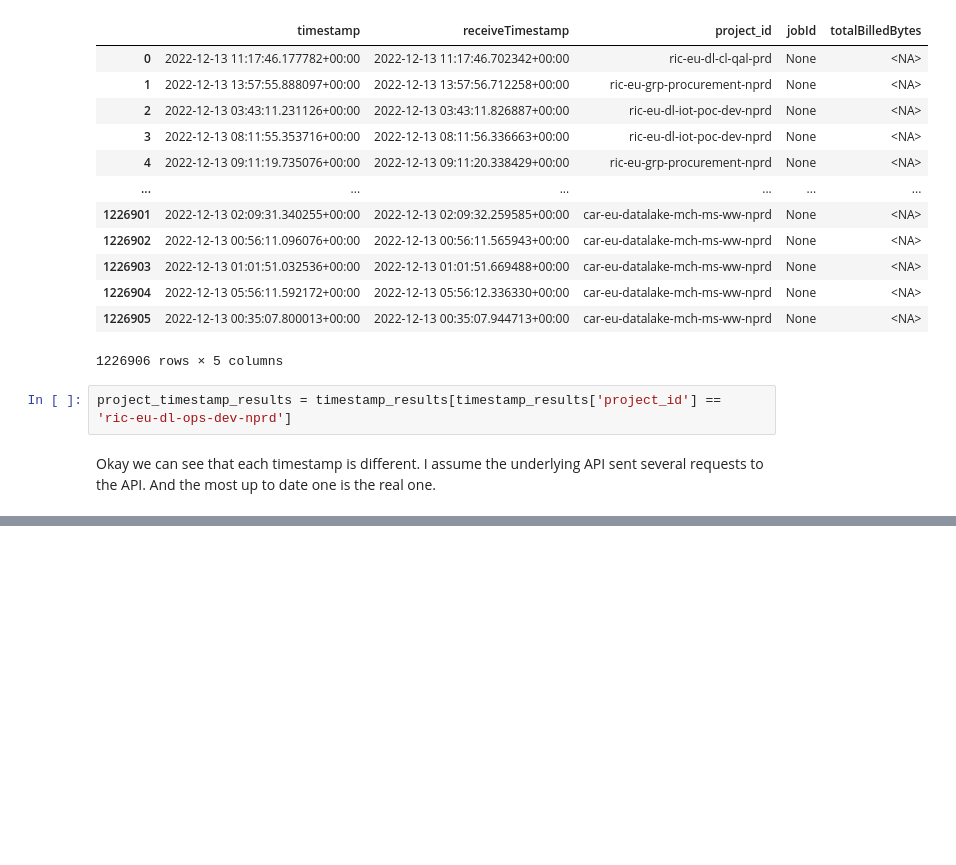
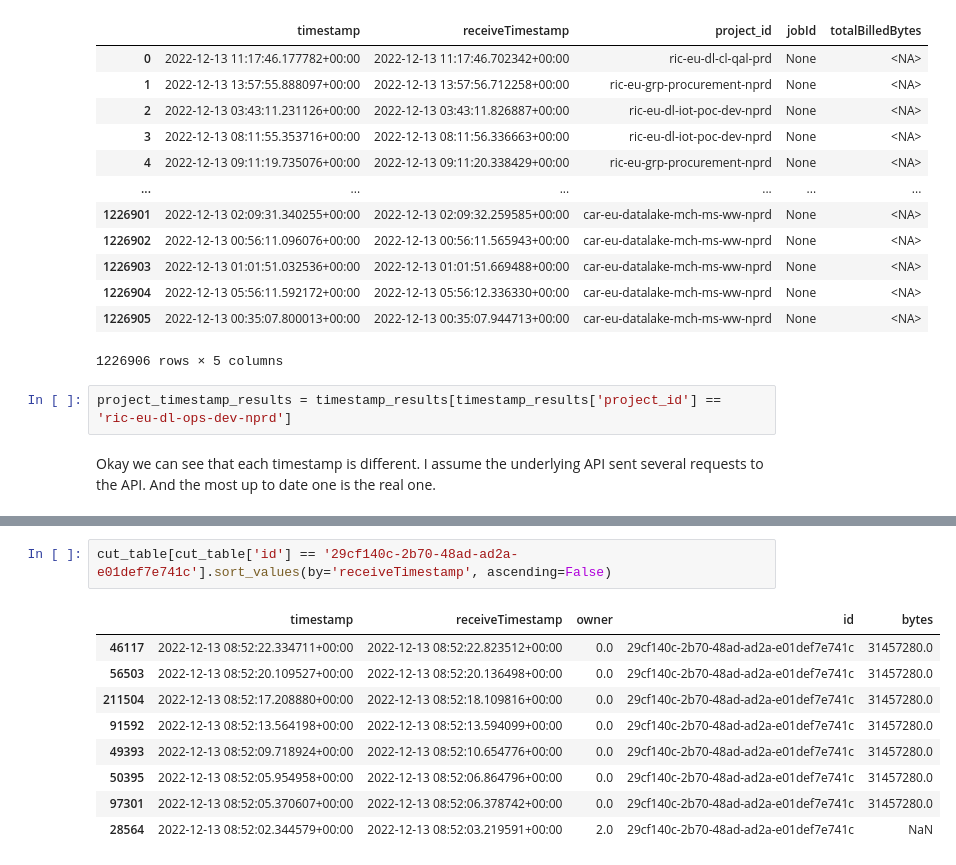
Before and after one commit to alexgirardet/Analyzing_Rightmove, a Jupyter notebook: BigQuery_bquxjob_2f0a5ad2_185391a10d1.ipynb, the cells around one changed output, grey strips where cells are left out. Drawn from its saved outputs; the diff is of its cells as text; blank space fills up the shorter version.

```diff
--- a/BigQuery_bquxjob_2f0a5ad2_185391a10d1.ipynb
+++ b/BigQuery_bquxjob_2f0a5ad2_185391a10d1.ipynb
@@ -445,0 +559,12 @@ project_timestamp_results.sort_values(by='receiveTimestamp', ascending=False).dr
+# %%
+cut_table[cut_table['id'] == '29cf140c-2b70-48ad-ad2a-e01def7e741c'].sort_values(by='receiveTimestamp', ascending=False)
+# %% [output]
+|  | timestamp | receiveTimestamp | owner | id | bytes |
+| 46117 | 2022-12-13 08:52:22.334711+00:00 | 2022-12-13 08:52:22.823512+00:00 | 0.0 | 29cf140c-2b70-48ad-ad2a-e01def7e741c | 31457280.0 |
+| 56503 | 2022-12-13 08:52:20.109527+00:00 | 2022-12-13 08:52:20.136498+00:00 | 0.0 | 29cf140c-2b70-48ad-ad2a-e01def7e741c | 31457280.0 |
+| 211504 | 2022-12-13 08:52:17.208880+00:00 | 2022-12-13 08:52:18.109816+00:00 | 0.0 | 29cf140c-2b70-48ad-ad2a-e01def7e741c | 31457280.0 |
+| 91592 | 2022-12-13 08:52:13.564198+00:00 | 2022-12-13 08:52:13.594099+00:00 | 0.0 | 29cf140c-2b70-48ad-ad2a-e01def7e741c | 31457280.0 |
+| 49393 | 2022-12-13 08:52:09.718924+00:00 | 2022-12-13 08:52:10.654776+00:00 | 0.0 | 29cf140c-2b70-48ad-ad2a-e01def7e741c | 31457280.0 |
+| 50395 | 2022-12-13 08:52:05.954958+00:00 | 2022-12-13 08:52:06.864796+00:00 | 0.0 | 29cf140c-2b70-48ad-ad2a-e01def7e741c | 31457280.0 |
+| 97301 | 2022-12-13 08:52:05.370607+00:00 | 2022-12-13 08:52:06.378742+00:00 | 0.0 | 29cf140c-2b70-48ad-ad2a-e01def7e741c | 31457280.0 |
+| 28564 | 2022-12-13 08:52:02.344579+00:00 | 2022-12-13 08:52:03.219591+00:00 | 2.0 | 29cf140c-2b70-48ad-ad2a-e01def7e741c | NaN |
```
Also changed, not shown: parts of 24 cells of this notebook.
